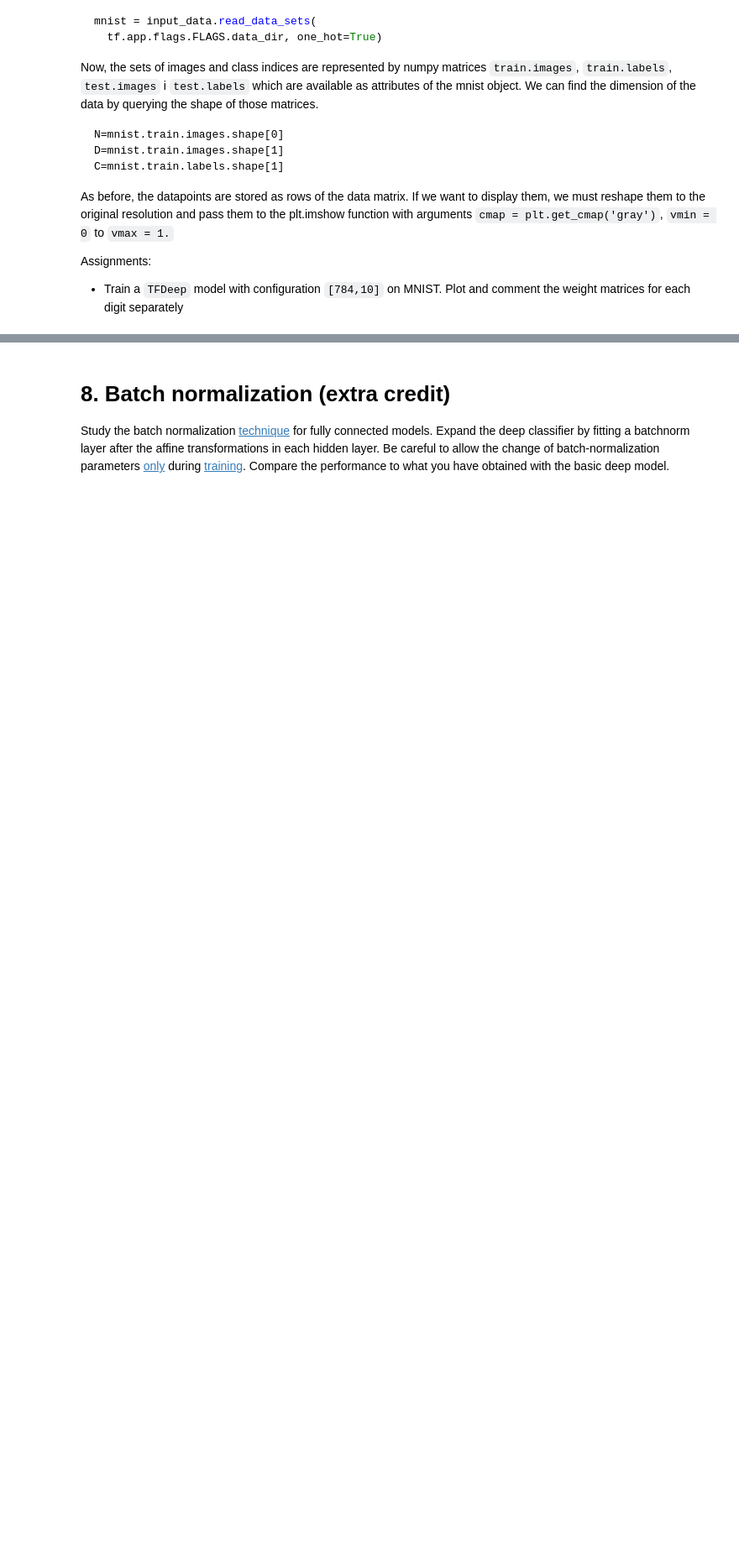
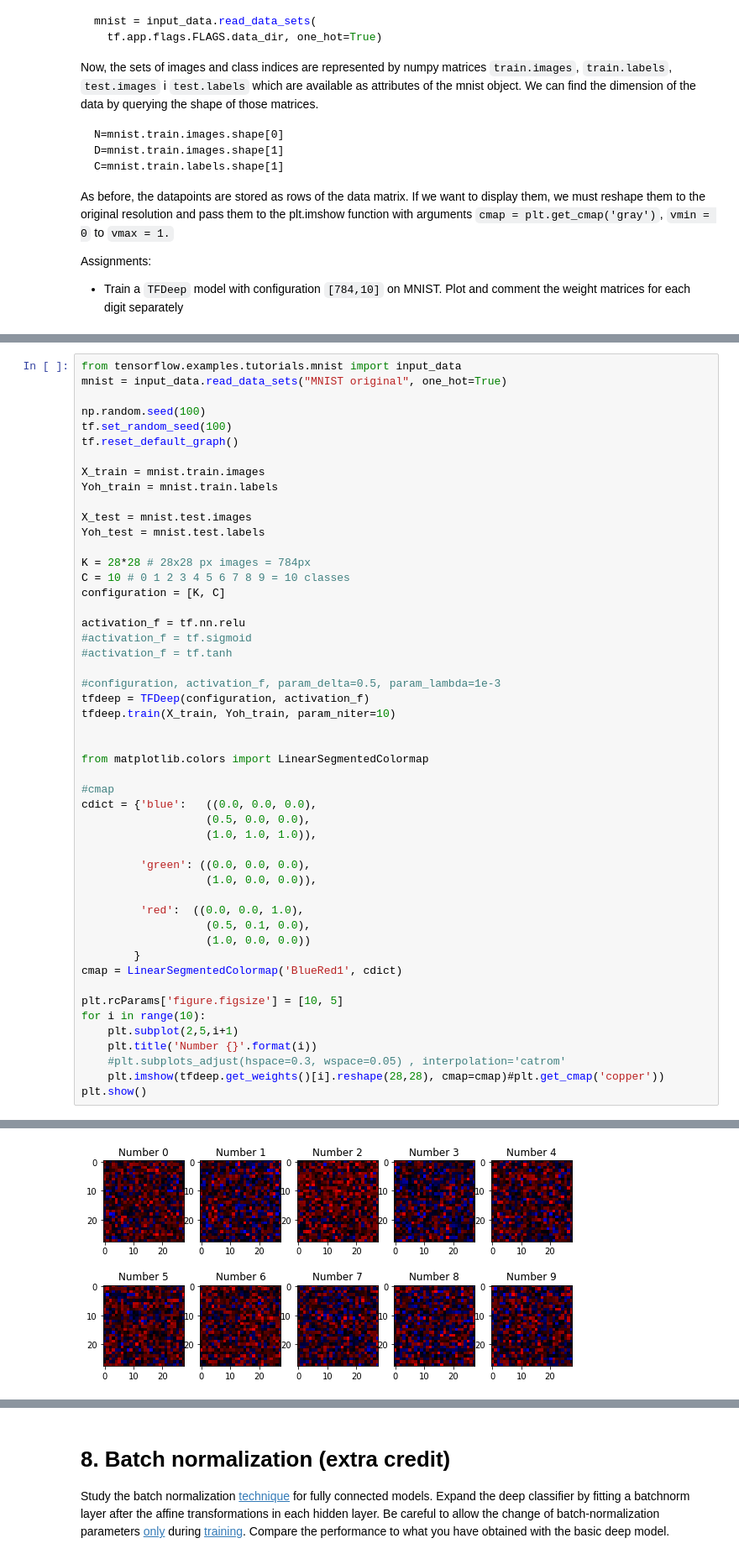
Before and after one commit to lstolcman/deep-learning, a Jupyter notebook: lab1/lab1.ipynb, the cells around one changed output, grey strips where cells are left out. Shown at 84% size. Drawn from its saved outputs; the diff is of its cells as text; blank space fills up the shorter version.

Commit message:
lab1: mnist and svm partial

```diff
--- a/lab1/lab1.ipynb
+++ b/lab1/lab1.ipynb
@@ -999,0 +968,51 @@ Yoh_test.shape (10000, 10)
+# %%
+from tensorflow.examples.tutorials.mnist import input_data
+mnist = input_data.read_data_sets("MNIST original", one_hot=True)
+
+np.random.seed(100)
+tf.set_random_seed(100)
+tf.reset_default_graph()
+
+X_train = mnist.train.images
+Yoh_train = mnist.train.labels
+
+X_test = mnist.test.images
+Yoh_test = mnist.test.labels
+
+K = 28*28 # 28x28 px images = 784px
+C = 10 # 0 1 2 3 4 5 6 7 8 9 = 10 classes
+configuration = [K, C]
+
+activation_f = tf.nn.relu
+#activation_f = tf.sigmoid
+#activation_f = tf.tanh
+
+#configuration, activation_f, param_delta=0.5, param_lambda=1e-3
+tfdeep = TFDeep(configuration, activation_f)
+tfdeep.train(X_train, Yoh_train, param_niter=10)
+
+
+from matplotlib.colors import LinearSegmentedColormap
+
+#cmap
+cdict = {'blue':   ((0.0, 0.0, 0.0),
+                   (0.5, 0.0, 0.0),
+                   (1.0, 1.0, 1.0)),
+
+         'green': ((0.0, 0.0, 0.0),
+                   (1.0, 0.0, 0.0)),
+
+         'red':  ((0.0, 0.0, 1.0),
+                   (0.5, 0.1, 0.0),
+                   (1.0, 0.0, 0.0))
+        }
+cmap = LinearSegmentedColormap('BlueRed1', cdict)
+
+plt.rcParams['figure.figsize'] = [10, 5]
+for i in range(10):
+    plt.subplot(2,5,i+1)
+    plt.title('Number {}'.format(i))
+    #plt.subplots_adjust(hspace=0.3, wspace=0.05) , interpolation='catrom'
+    plt.imshow(tfdeep.get_weights()[i].reshape(28,28), cmap=cmap)#plt.get_cmap('copper'))
+plt.show()
+# %% [output]
@@ -999,0 +1036 @@ Yoh_test.shape (10000, 10)
+[figure, added]
```
Also changed, not shown: parts of 16 cells of this notebook.
